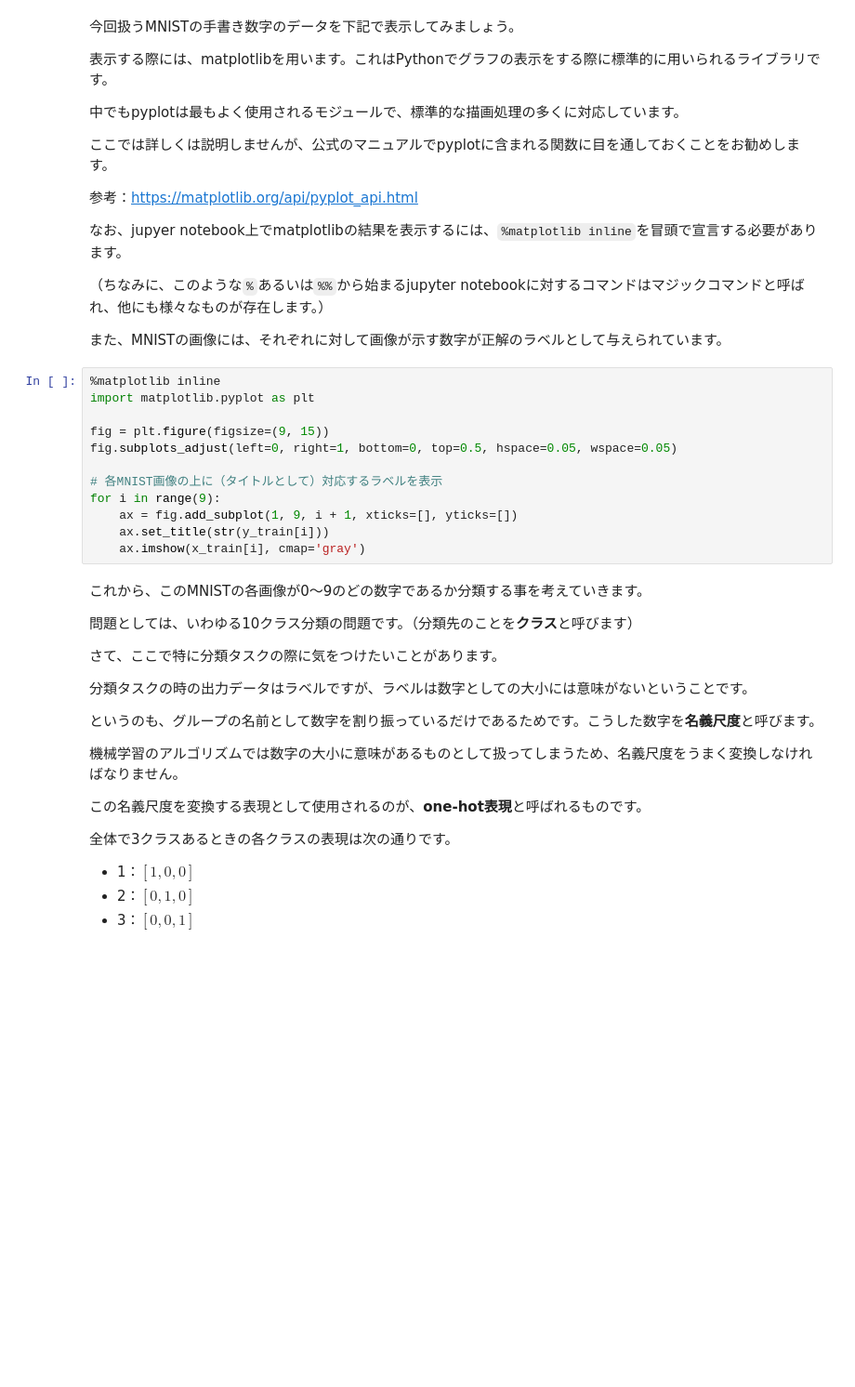
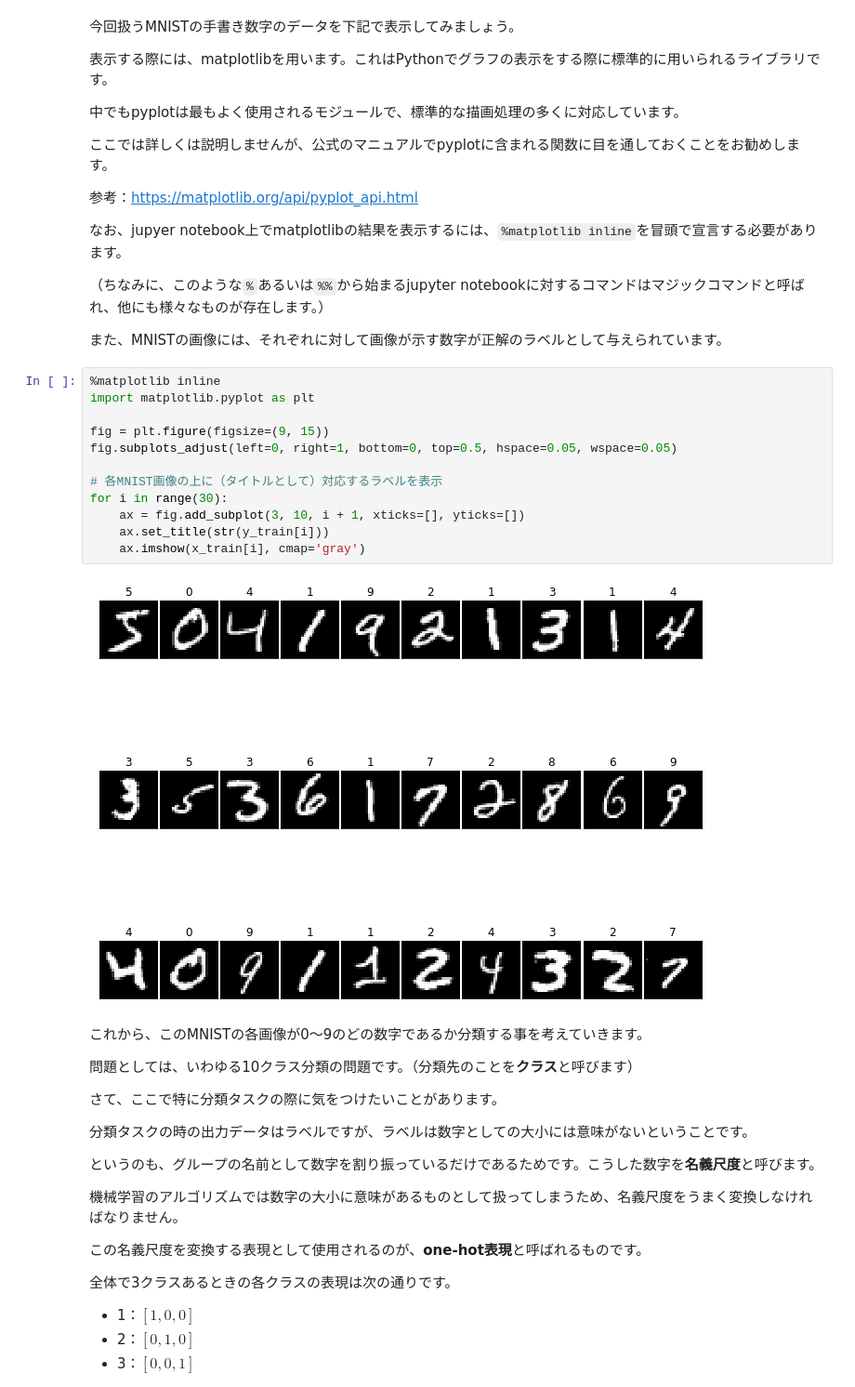
Before and after one commit to scpepper69/dl4us, a Jupyter notebook: lesson1/lesson1_sec1_exercise_mod.ipynb, the cells around one changed output. Shown at 93% size. Saved outputs shown, nothing was run; the diff lists cells and outputs as text; blank space fills up the shorter version.

```diff
--- a/lesson1/lesson1_sec1_exercise_mod.ipynb
+++ b/lesson1/lesson1_sec1_exercise_mod.ipynb
@@ -96,15 +96,17 @@ from tensorflow.keras.datasets import mnist
 # %%
 %matplotlib inline
 import matplotlib.pyplot as plt
 
 fig = plt.figure(figsize=(9, 15))
 fig.subplots_adjust(left=0, right=1, bottom=0, top=0.5, hspace=0.05, wspace=0.05)
 
 # 各MNIST画像の上に（タイトルとして）対応するラベルを表示
-for i in range(9):
-    ax = fig.add_subplot(1, 9, i + 1, xticks=[], yticks=[])
+for i in range(30):
+    ax = fig.add_subplot(3, 10, i + 1, xticks=[], yticks=[])
     ax.set_title(str(y_train[i]))
     ax.imshow(x_train[i], cmap='gray')
+# %% [output]
+[figure, added]
 # %% [markdown]
 これから、このMNISTの各画像が0～9のどの数字であるか分類する事を考えていきます。
 
```
Also changed, not shown: parts of 12 cells of this notebook.
